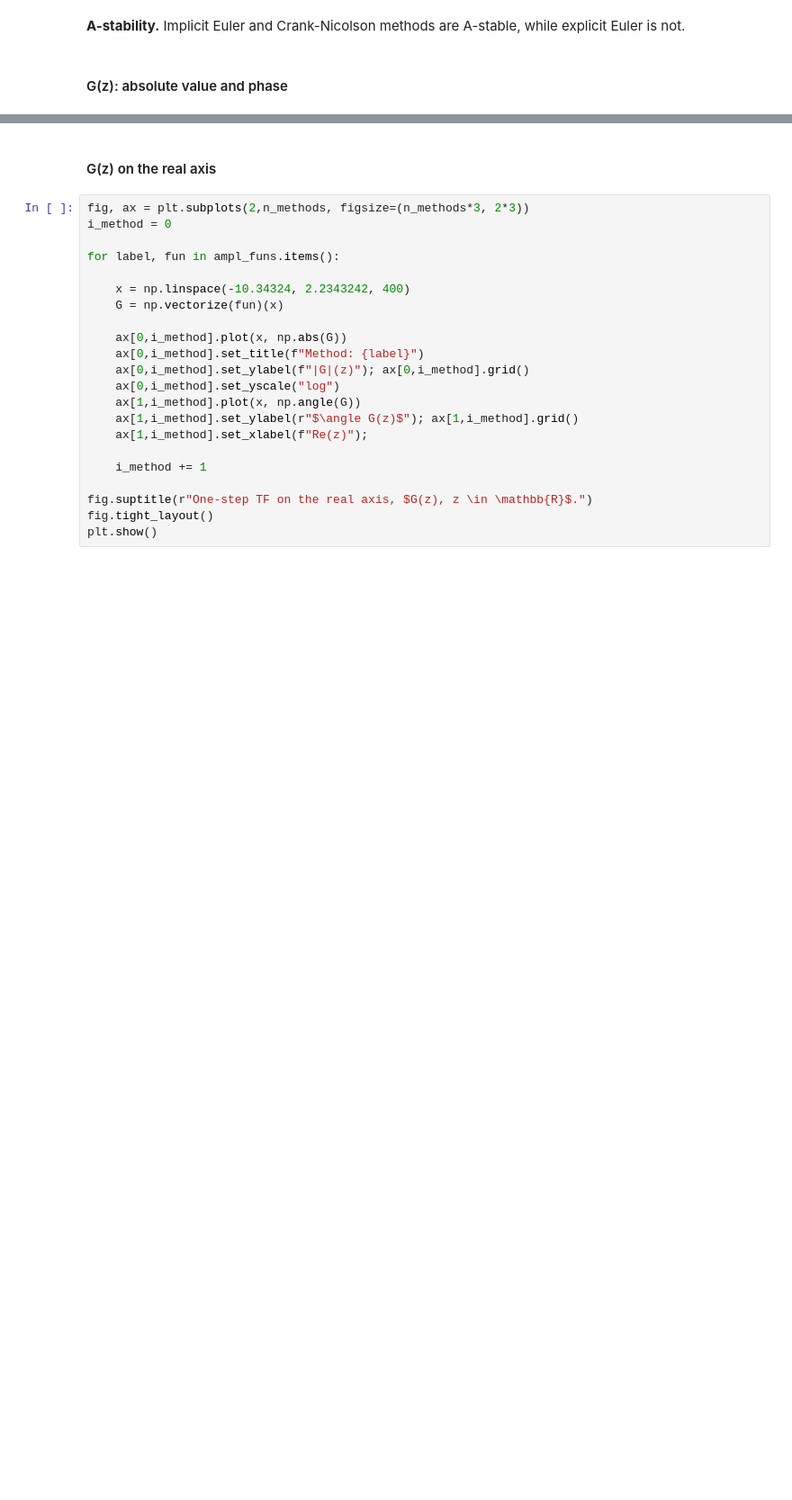
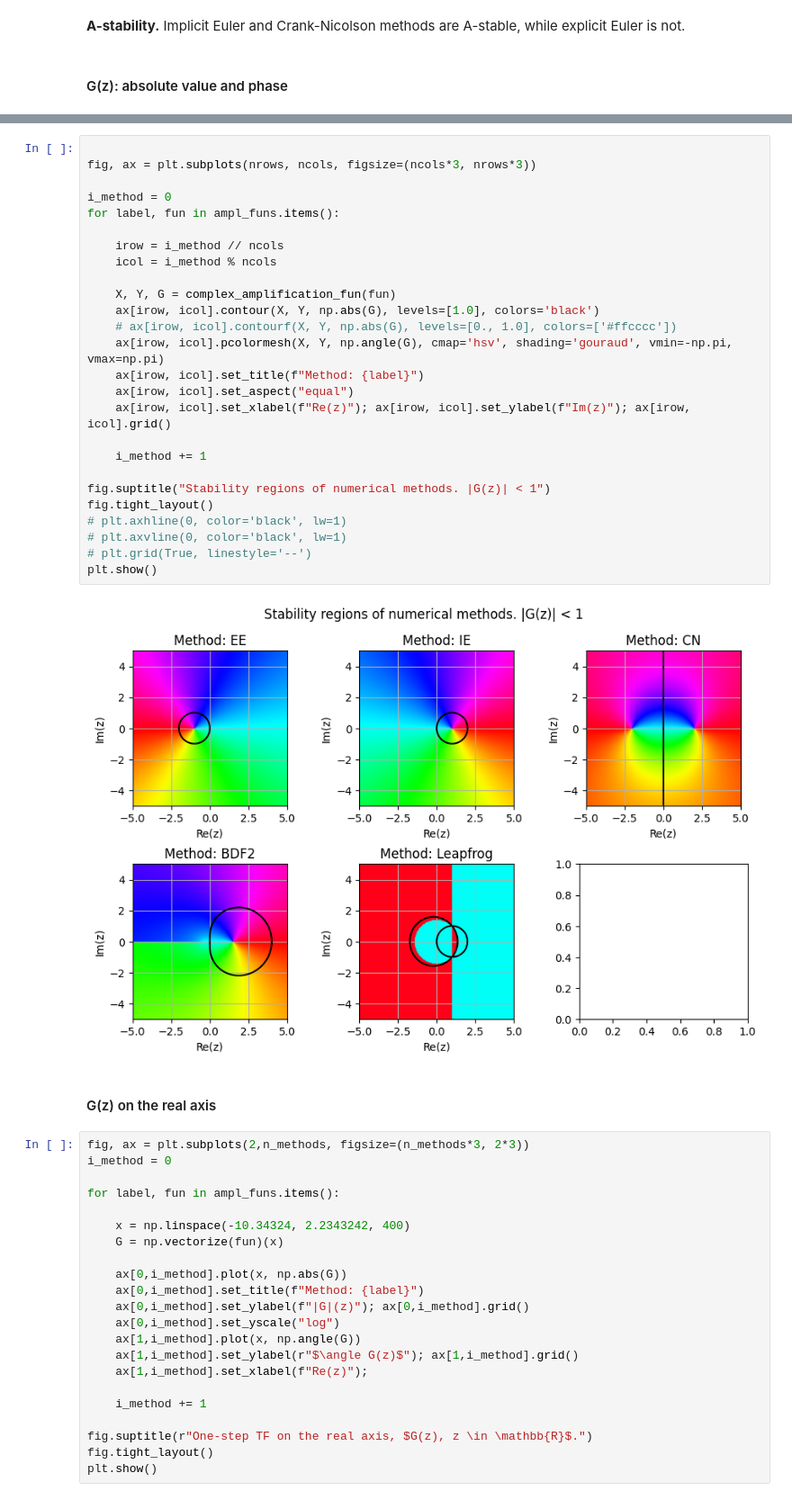
Before and after one commit to Basics2022/bbooks-math-miscellanea, a Jupyter notebook: _build/jupyter_execute/ch/ode/integration-schemes.ipynb, the cells around one changed output, grey strips where cells are left out. Shown at 90% size. Cells and saved outputs as stored; diff of their text form; blank space fills up the shorter version.

```diff
--- a/_build/jupyter_execute/ch/ode/integration-schemes.ipynb
+++ b/_build/jupyter_execute/ch/ode/integration-schemes.ipynb
@@ -399,3 +468,31 @@ plt.show()
+# %%
+
+fig, ax = plt.subplots(nrows, ncols, figsize=(ncols*3, nrows*3))
+
+i_method = 0
+for label, fun in ampl_funs.items():
+
+    irow = i_method // ncols
+    icol = i_method % ncols
+
+    X, Y, G = complex_amplification_fun(fun)
+    ax[irow, icol].contour(X, Y, np.abs(G), levels=[1.0], colors='black')
+    # ax[irow, icol].contourf(X, Y, np.abs(G), levels=[0., 1.0], colors=['#ffcccc'])
+    ax[irow, icol].pcolormesh(X, Y, np.angle(G), cmap='hsv', shading='gouraud', vmin=-np.pi, vmax=np.pi)
+    ax[irow, icol].set_title(f"Method: {label}")
+    ax[irow, icol].set_aspect("equal")
+    ax[irow, icol].set_xlabel(f"Re(z)"); ax[irow, icol].set_ylabel(f"Im(z)"); ax[irow, icol].grid()
+
+    i_method += 1
+
+fig.suptitle("Stability regions of numerical methods. |G(z)| < 1")
+fig.tight_layout()
+# plt.axhline(0, color='black', lw=1)
+# plt.axvline(0, color='black', lw=1)
+# plt.grid(True, linestyle='--')
+plt.show()
+# %% [output]
+[figure, added]
 # %% [markdown]
 #### G(z) on the real axis
 # %%
```
Also changed, not shown: parts of 11 cells of this notebook, 23 other files.
